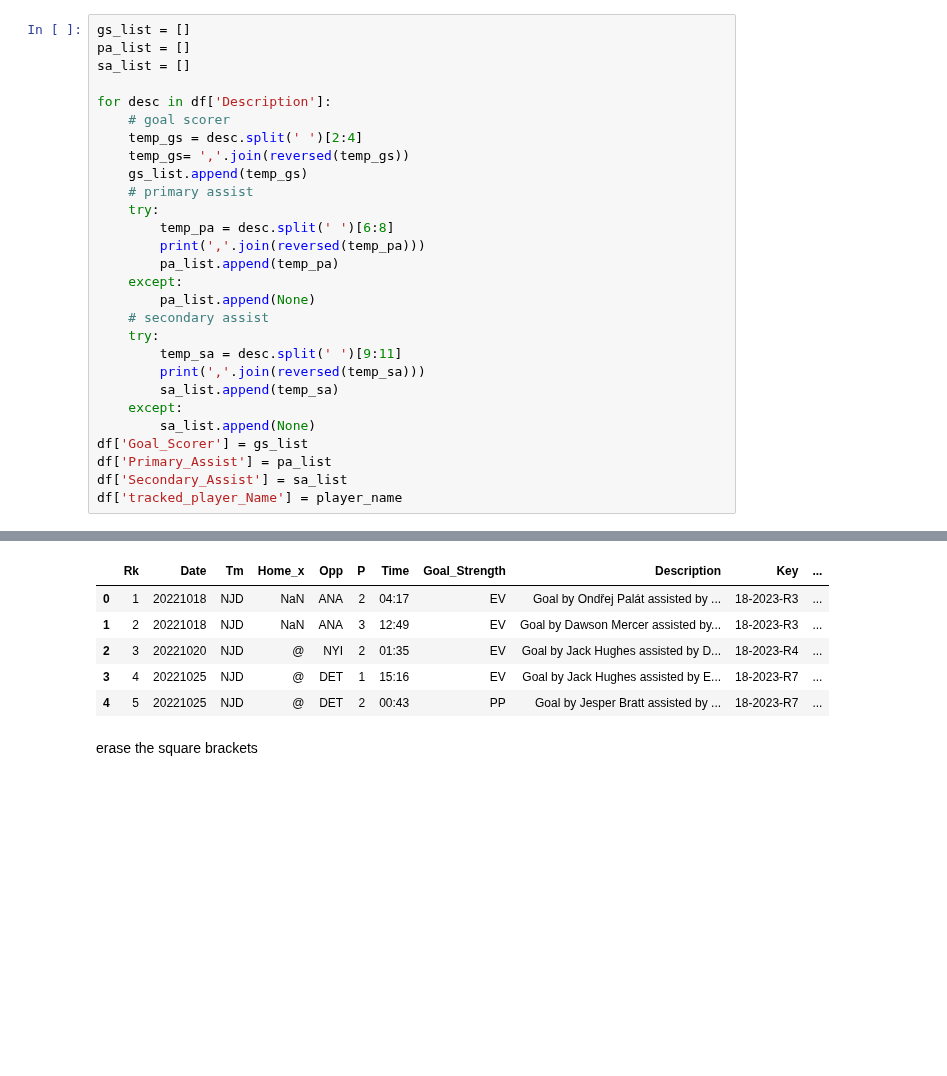
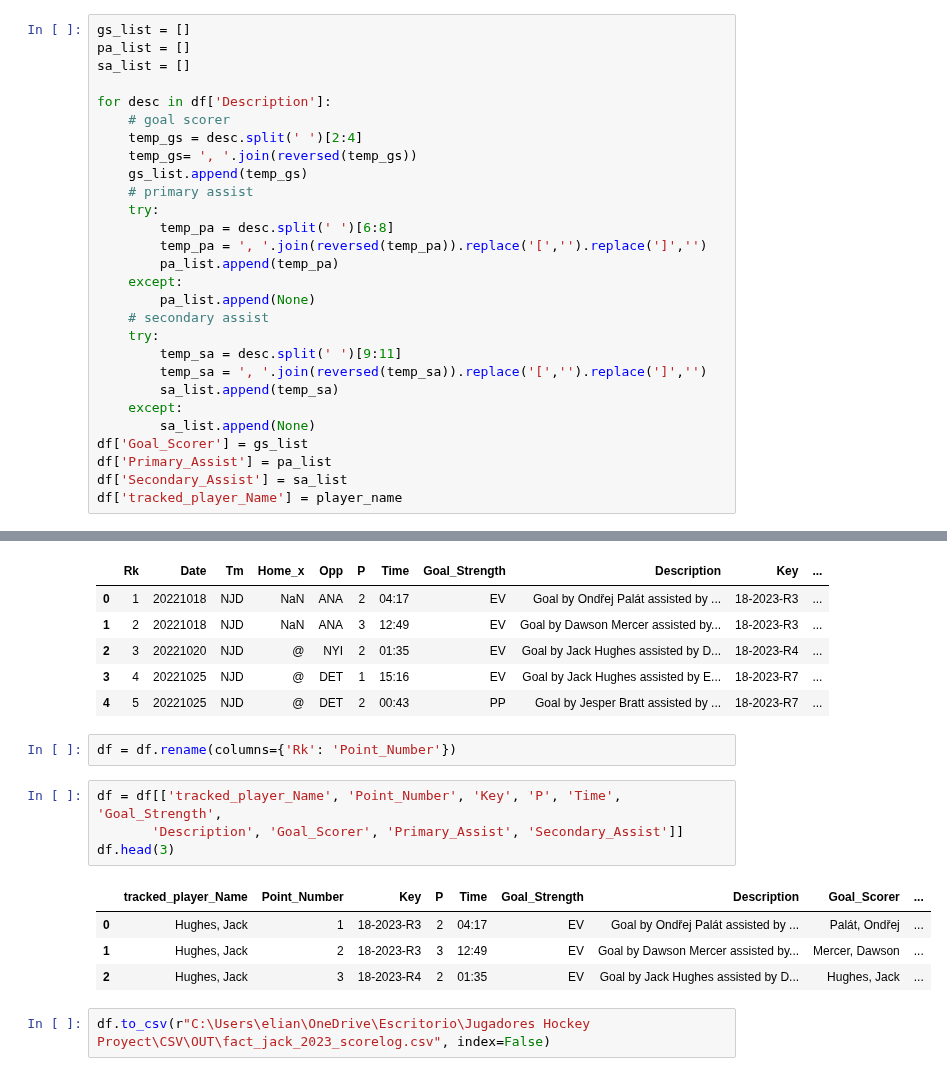
Before and after one commit to liansoler/Jugadores-Hockey-Proyect, a Jupyter notebook: Collect data/0004_collect_fact_player_scoringlog.ipynb, the cells around one changed output, grey strips where cells are left out. Saved outputs shown, nothing was run; the diff lists cells and outputs as text; blank space fills up the shorter version.

```diff
--- a/Collect data/0004_collect_fact_player_scoringlog.ipynb
+++ b/Collect data/0004_collect_fact_player_scoringlog.ipynb
@@ -42,19 +42,19 @@ sa_list = []
 for desc in df['Description']:
     # goal scorer
     temp_gs = desc.split(' ')[2:4]
-    temp_gs= ','.join(reversed(temp_gs))
+    temp_gs= ', '.join(reversed(temp_gs))
     gs_list.append(temp_gs)
     # primary assist
     try:
         temp_pa = desc.split(' ')[6:8]
-        print(','.join(reversed(temp_pa)))
+        temp_pa = ', '.join(reversed(temp_pa)).replace('[','').replace(']','')
         pa_list.append(temp_pa)
     except:
         pa_list.append(None)
     # secondary assist
     try:
         temp_sa = desc.split(' ')[9:11]
-        print(','.join(reversed(temp_sa)))
+        temp_sa = ', '.join(reversed(temp_sa)).replace('[','').replace(']','')
         sa_list.append(temp_sa)
     except:
         sa_list.append(None)
@@ -89,5 +71,16 @@ df.head(5)
 | 2 | 3 | 20221020 | NJD | @ | NYI | 2 | 01:35 | EV | Goal by Jack Hughes assisted by D... | 18-2023-R4 | ... |
 | 3 | 4 | 20221025 | NJD | @ | DET | 1 | 15:16 | EV | Goal by Jack Hughes assisted by E... | 18-2023-R7 | ... |
 | 4 | 5 | 20221025 | NJD | @ | DET | 2 | 00:43 | PP | Goal by Jesper Bratt assisted by ... | 18-2023-R7 | ... |
-# %% [markdown]
-erase the square brackets
+# %%
+df = df.rename(columns={'Rk': 'Point_Number'})
+# %%
+df = df[['tracked_player_Name', 'Point_Number', 'Key', 'P', 'Time', 'Goal_Strength',
+       'Description', 'Goal_Scorer', 'Primary_Assist', 'Secondary_Assist']]
+df.head(3)
+# %% [output]
+|  | tracked_player_Name | Point_Number | Key | P | Time | Goal_Strength | Description | Goal_Scorer | ... |
+| 0 | Hughes, Jack | 1 | 18-2023-R3 | 2 | 04:17 | EV | Goal by Ondřej Palát assisted by ... | Palát, Ondřej | ... |
+| 1 | Hughes, Jack | 2 | 18-2023-R3 | 3 | 12:49 | EV | Goal by Dawson Mercer assisted by... | Mercer, Dawson | ... |
+| 2 | Hughes, Jack | 3 | 18-2023-R4 | 2 | 01:35 | EV | Goal by Jack Hughes assisted by D... | Hughes, Jack | ... |
+# %%
+df.to_csv(r"C:\Users\elian\OneDrive\Escritorio\Jugadores Hockey Proyect\CSV\OUT\fact_jack_2023_scorelog.csv", index=False)
```
Also changed, not shown: parts of 1 cell of this notebook, 3 other files.
